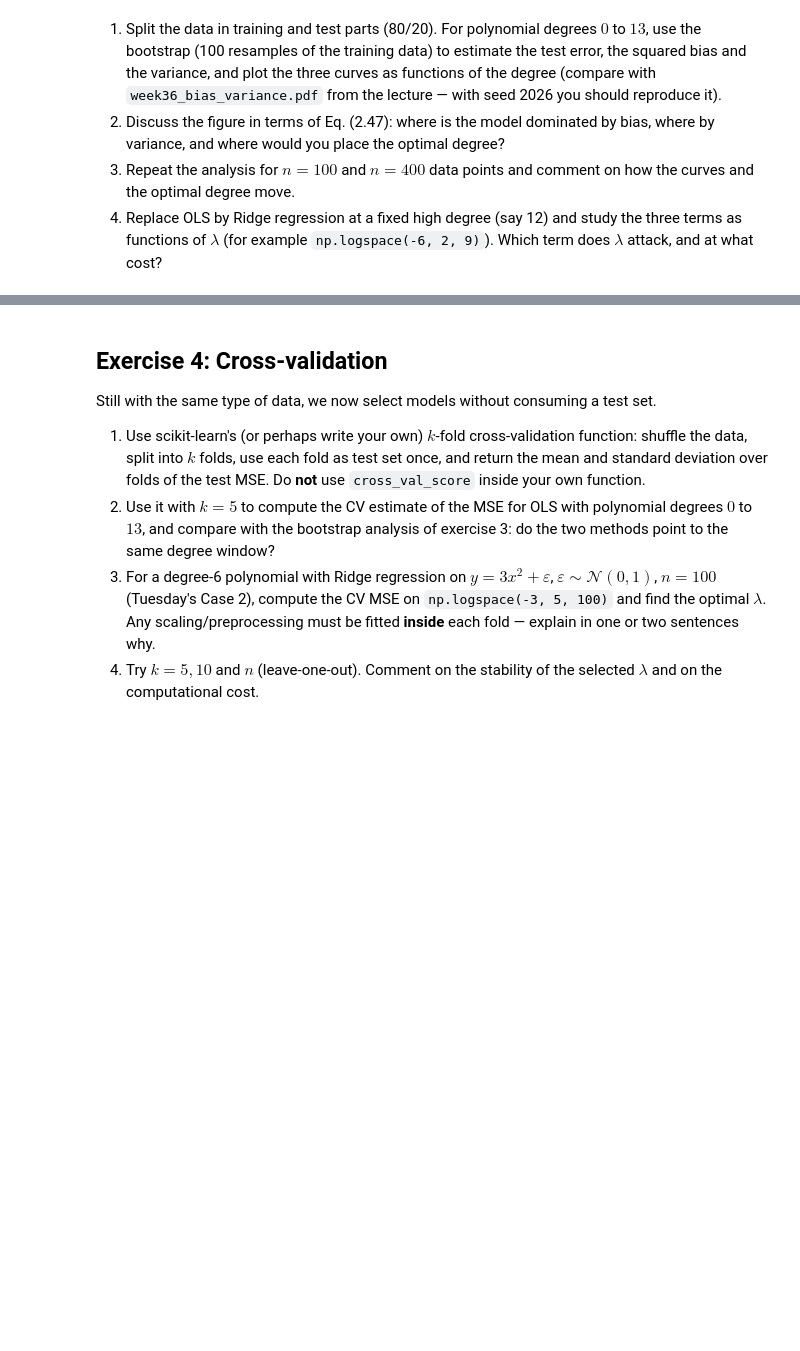
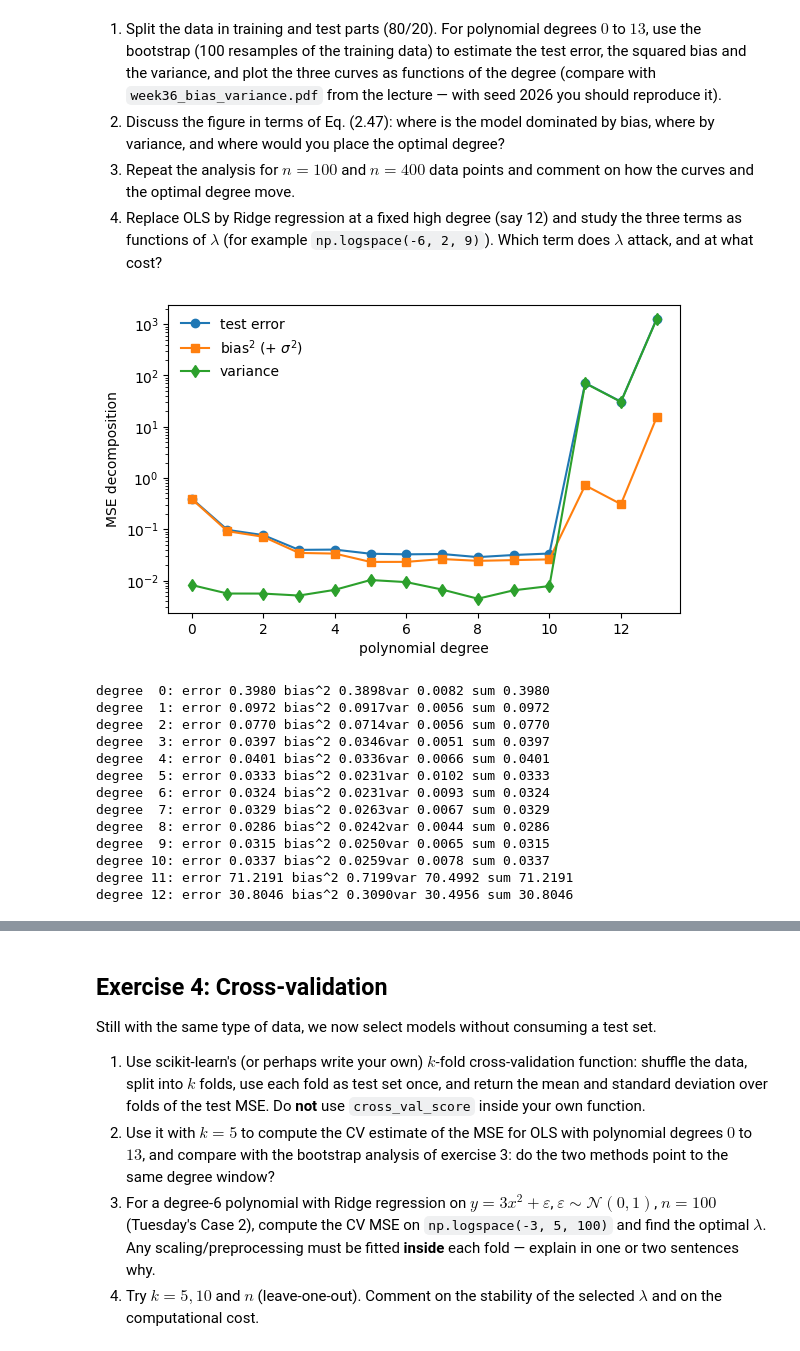
Before and after one commit to viktokr/FYS_STK4155-ukesoppgaver, a Jupyter notebook: exercisesweek36-Nora.ipynb, the cells around one changed output, grey strips where cells are left out. Drawn from its saved outputs; the diff is of its cells as text; code cells hidden in the pictures; blank space fills up the shorter version.

```diff
--- a/exercisesweek36-Nora.ipynb
+++ b/exercisesweek36-Nora.ipynb
@@ -136,3 +121,57 @@ y = np.exp(-x**2) + 1.5 * np.exp(-(x - 2)**2) + np.random.normal(0, 0.1, x.shape
    cost?
 # %%
 # Your code for exercise 3 here
+from sklearn.model_selection import train_test_split
+
+n_bootstraps = 100
+max_deg = 13 + 1
+
+x_train, x_test, y_train, y_test = train_test_split(x, y, test_size=0.2, random_state=2026)
+
+error = np.zeros(max_deg)
+bias = np.zeros(max_deg)
+variance = np.zeros(max_deg)
+
+for d in range(max_deg):
+    model = make_pipeline(PolynomialFeatures(degree=d), LinearRegression(fit_intercept=False))
+    y_pred = np.empty((y_test.shape[0], n_bootstraps))
+
+    for i in range(n_bootstraps):
+        x_, y_ = resample(x_train, y_train)
+        y_pred[:,i] = model.fit(x_, y_).predict(x_test).ravel()
+
+        #The expectation for each training set is the average along axis 1
+        # keep_dims=True preserves the column shape and is essential for the bias to come out right
+
+        error[d] = np.mean(np.mean((y_test-y_pred)**2, axis = 1, keepdims=True))
+        bias[d] = np.mean((y_test - np.mean(y_pred, axis = 1, keepdims=True))**2)
+        variance[d] = np.mean(np.var(y_pred, axis = 1, keepdims=True))
+
+fig, ax = plt.subplots(figsize=(6.6, 4.0))
+ax.plot(range(max_deg), error, 'o-', label = 'test error')
+ax.plot(range(max_deg), bias, 's-', label = r'bias$^2$ (+ $\sigma^2$)')
+ax.plot(range(max_deg), variance, 'd-', label = 'variance')
+ax.set_yscale('log')
+ax.set_xlabel('polynomial degree')
+ax.set_ylabel('MSE decomposition')
+ax.legend(frameon=False)
+plt.show()
+
+for deg in range(max_deg-1):
+    print(f'degree {deg:2d}: error {error[deg]:.4f} bias^2 {bias[deg]:.4f}'
+          f'var {variance[deg]:.4f} sum {bias[deg] + variance[deg]:.4f}')
+# %% [output]
+[figure, added]
+degree  0: error 0.3980 bias^2 0.3898var 0.0082 sum 0.3980
+degree  1: error 0.0972 bias^2 0.0917var 0.0056 sum 0.0972
+degree  2: error 0.0770 bias^2 0.0714var 0.0056 sum 0.0770
+degree  3: error 0.0397 bias^2 0.0346var 0.0051 sum 0.0397
+degree  4: error 0.0401 bias^2 0.0336var 0.0066 sum 0.0401
+degree  5: error 0.0333 bias^2 0.0231var 0.0102 sum 0.0333
+degree  6: error 0.0324 bias^2 0.0231var 0.0093 sum 0.0324
+degree  7: error 0.0329 bias^2 0.0263var 0.0067 sum 0.0329
+degree  8: error 0.0286 bias^2 0.0242var 0.0044 sum 0.0286
+degree  9: error 0.0315 bias^2 0.0250var 0.0065 sum 0.0315
+degree 10: error 0.0337 bias^2 0.0259var 0.0078 sum 0.0337
+degree 11: error 71.2191 bias^2 0.7199var 70.4992 sum 71.2191
+degree 12: error 30.8046 bias^2 0.3090var 30.4956 sum 30.8046
```
Also changed, not shown: parts of 7 cells of this notebook, 1 other file.
